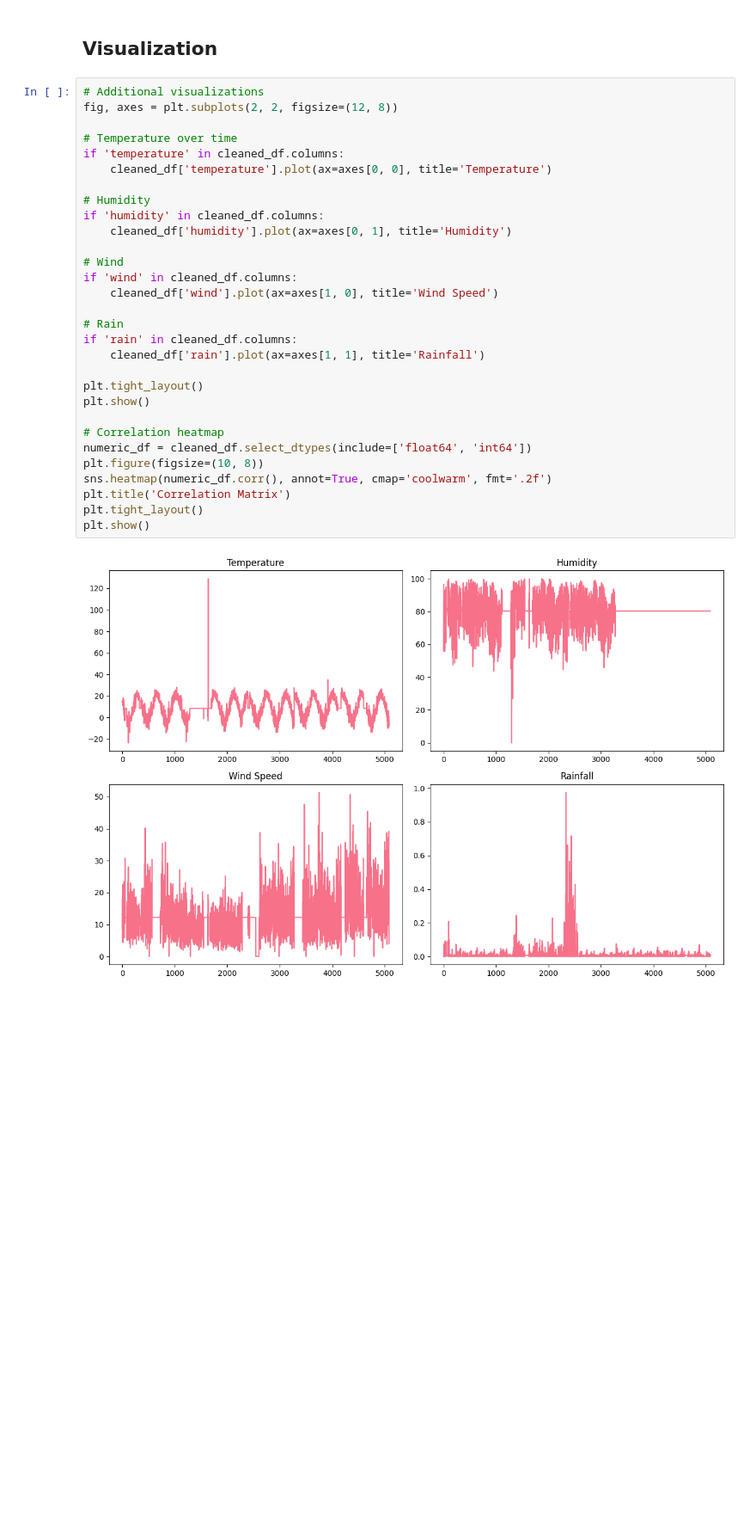
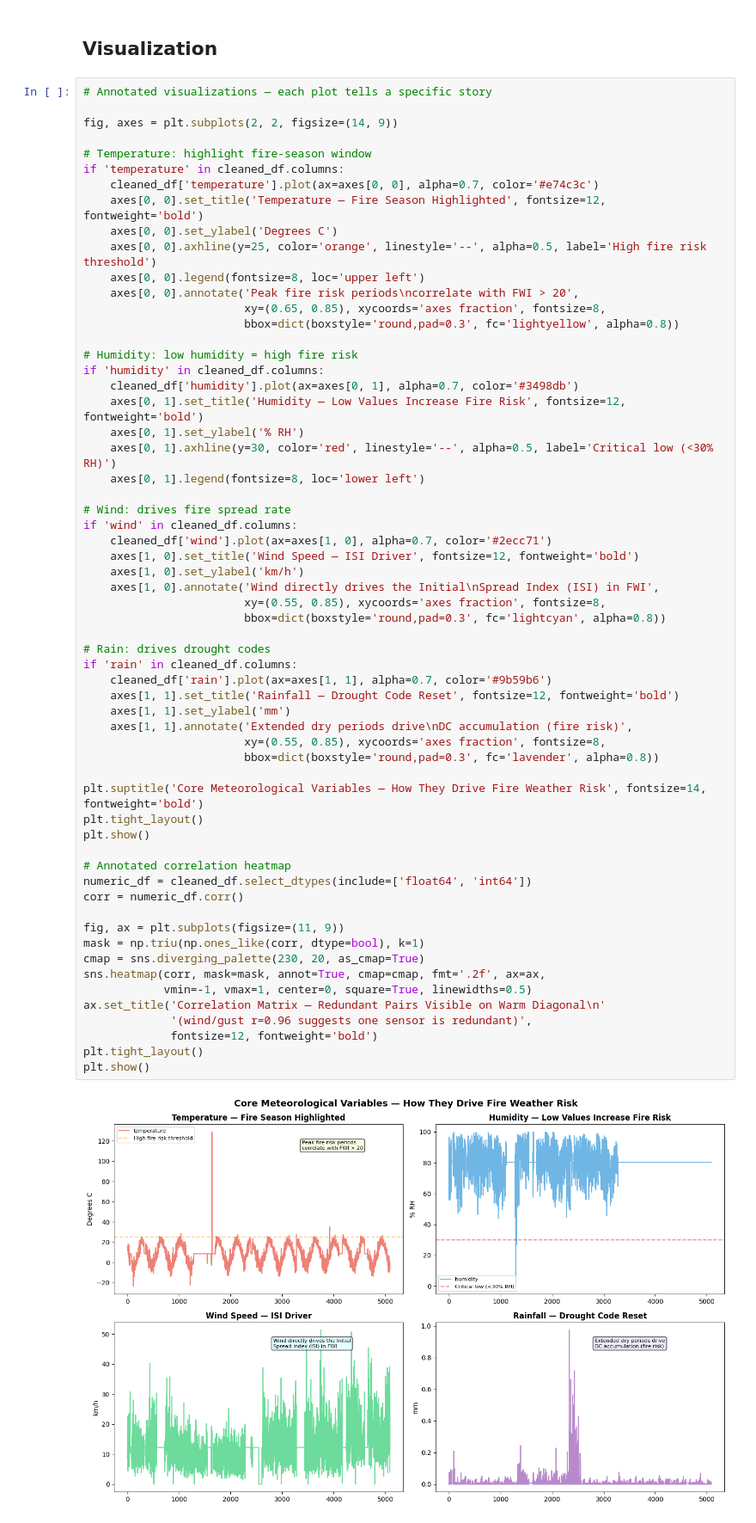
Before and after one commit to Pegjoey99/parks-meteo-optimization, a Jupyter notebook: notebooks/analysis.ipynb, the cells around one changed output. Shown at 86% size. Saved outputs shown, nothing was run; the diff lists cells and outputs as text; blank space fills up the shorter version.

```diff
--- a/notebooks/analysis.ipynb
+++ b/notebooks/analysis.ipynb
@@ -368,34 +526,64 @@ UncertaintyAgent - INFO - Uncertainty analysis completed.
 # %% [markdown]
 ## Visualization
 # %%
-# Additional visualizations
-fig, axes = plt.subplots(2, 2, figsize=(12, 8))
+# Annotated visualizations — each plot tells a specific story
 
-# Temperature over time
+fig, axes = plt.subplots(2, 2, figsize=(14, 9))
+
+# Temperature: highlight fire-season window
 if 'temperature' in cleaned_df.columns:
-    cleaned_df['temperature'].plot(ax=axes[0, 0], title='Temperature')
+    cleaned_df['temperature'].plot(ax=axes[0, 0], alpha=0.7, color='#e74c3c')
+    axes[0, 0].set_title('Temperature — Fire Season Highlighted', fontsize=12, fontweight='bold')
+    axes[0, 0].set_ylabel('Degrees C')
+    axes[0, 0].axhline(y=25, color='orange', linestyle='--', alpha=0.5, label='High fire risk threshold')
+    axes[0, 0].legend(fontsize=8, loc='upper left')
+    axes[0, 0].annotate('Peak fire risk periods\ncorrelate with FWI > 20',
+                        xy=(0.65, 0.85), xycoords='axes fraction', fontsize=8,
+                        bbox=dict(boxstyle='round,pad=0.3', fc='lightyellow', alpha=0.8))
 
-# Humidity
+# Humidity: low humidity = high fire risk
 if 'humidity' in cleaned_df.columns:
-    cleaned_df['humidity'].plot(ax=axes[0, 1], title='Humidity')
+    cleaned_df['humidity'].plot(ax=axes[0, 1], alpha=0.7, color='#3498db')
+    axes[0, 1].set_title('Humidity — Low Values Increase Fire Risk', fontsize=12, fontweight='bold')
+    axes[0, 1].set_ylabel('% RH')
+    axes[0, 1].axhline(y=30, color='red', linestyle='--', alpha=0.5, label='Critical low (<30% RH)')
+    axes[0, 1].legend(fontsize=8, loc='lower left')
 
-# Wind
+# Wind: drives fire spread rate
 if 'wind' in cleaned_df.columns:
-    cleaned_df['wind'].plot(ax=axes[1, 0], title='Wind Speed')
+    cleaned_df['wind'].plot(ax=axes[1, 0], alpha=0.7, color='#2ecc71')
+    axes[1, 0].set_title('Wind Speed — ISI Driver', fontsize=12, fontweight='bold')
+    axes[1, 0].set_ylabel('km/h')
+    axes[1, 0].annotate('Wind directly drives the Initial\nSpread Index (ISI) in FWI',
+                        xy=(0.55, 0.85), xycoords='axes fraction', fontsize=8,
+                        bbox=dict(boxstyle='round,pad=0.3', fc='lightcyan', alpha=0.8))
 
-# Rain
+# Rain: drives drought codes
 if 'rain' in cleaned_df.columns:
-    cleaned_df['rain'].plot(ax=axes[1, 1], title='Rainfall')
+    cleaned_df['rain'].plot(ax=axes[1, 1], alpha=0.7, color='#9b59b6')
+    axes[1, 1].set_title('Rainfall — Drought Code Reset', fontsize=12, fontweight='bold')
+    axes[1, 1].set_ylabel('mm')
+    axes[1, 1].annotate('Extended dry periods drive\nDC accumulation (fire risk)',
+                        xy=(0.55, 0.85), xycoords='axes fraction', fontsize=8,
+                        bbox=dict(boxstyle='round,pad=0.3', fc='lavender', alpha=0.8))
 
+plt.suptitle('Core Meteorological Variables — How They Drive Fire Weather Risk', fontsize=14, fontweight='bold')
 plt.tight_layout()
 plt.show()
 
-# Correlation heatmap
+# Annotated correlation heatmap
 numeric_df = cleaned_df.select_dtypes(include=['float64', 'int64'])
-plt.figure(figsize=(10, 8))
-sns.heatmap(numeric_df.corr(), annot=True, cmap='coolwarm', fmt='.2f')
-plt.title('Correlation Matrix')
+corr = numeric_df.corr()
+
+fig, ax = plt.subplots(figsize=(11, 9))
+mask = np.triu(np.ones_like(corr, dtype=bool), k=1)
+cmap = sns.diverging_palette(230, 20, as_cmap=True)
+sns.heatmap(corr, mask=mask, annot=True, cmap=cmap, fmt='.2f', ax=ax,
+            vmin=-1, vmax=1, center=0, square=True, linewidths=0.5)
+ax.set_title('Correlation Matrix — Redundant Pairs Visible on Warm Diagonal\n'
+             '(wind/gust r=0.96 suggests one sensor is redundant)',
+             fontsize=12, fontweight='bold')
 plt.tight_layout()
 plt.show()
 # %% [output]
-[figure, old version]
+[figure, new version]
```
Also changed, not shown: parts of 6 cells of this notebook, 4 other files.
